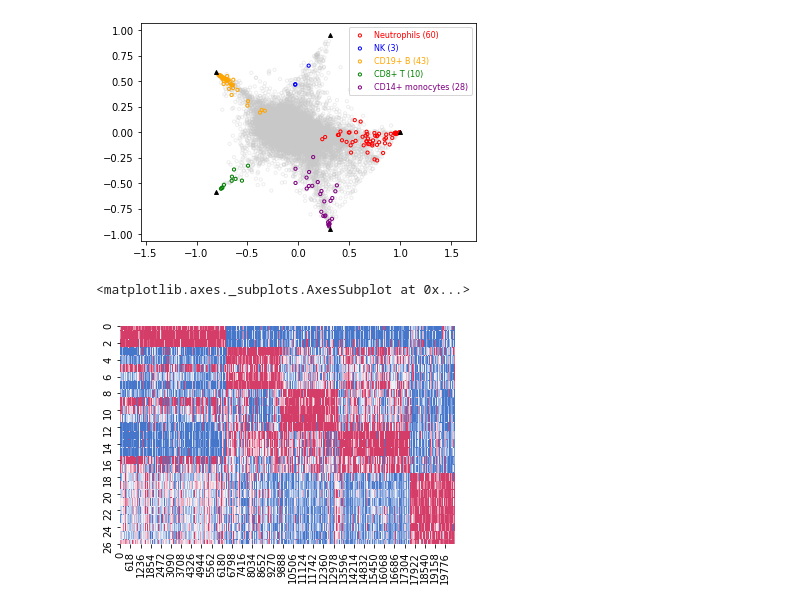
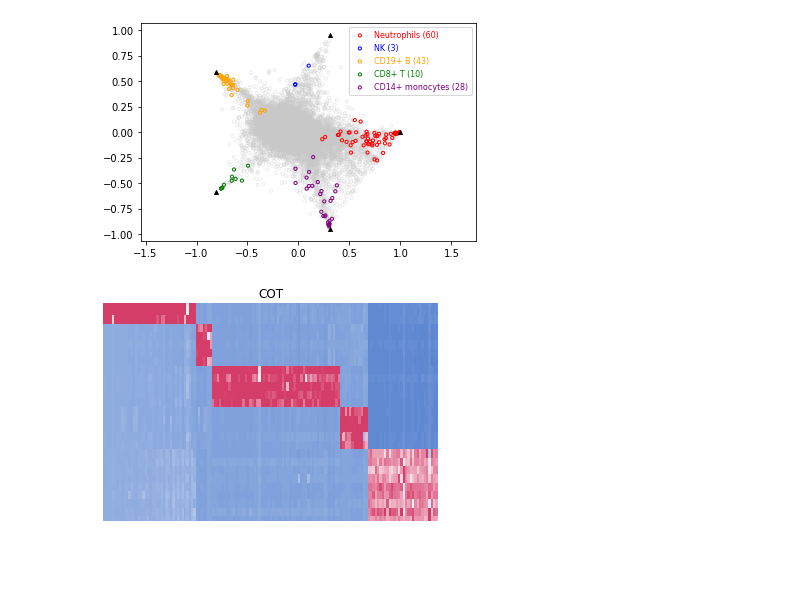
Before and after one commit to MintaYLu/COT, a Jupyter notebook: Example_GSE28490.ipynb, the cells around one changed output. Saved outputs shown, nothing was run; the diff lists cells and outputs as text; code cells hidden in the pictures; blank space fills up the shorter version.

```diff
--- a/Example_GSE28490.ipynb
+++ b/Example_GSE28490.ipynb
@@ -103,14 +147,24 @@ ovo_pl.ovo_pipeline(subtype_label=sampleType, top=144)
 # %%
 ## plot heatmap
 
-import seaborn as sns
 from sklearn.preprocessing import StandardScaler
 
-order = {v: i for i, v in enumerate(cot.df_mean.columns)}
-index = cot.df_cos['subtype'].map(order).sort_values().index
-data = StandardScaler().fit_transform(cot.df_raw.loc[index].T)
+import seaborn as sns
+import matplotlib.pyplot as plt
 
-sns.heatmap(data, vmin=-1.0, vmax=+1.0, cbar=False, cmap=sns.diverging_palette(255, 0, n=100))
+def plot_heatmap(cot, label, vmin=-1.00, vmax=+2.00):
+    index = [marker for markers in cot.markers.values() for marker in markers]
+    data = StandardScaler().fit_transform(cot.df_raw.loc[index].T)
+
+    sns.heatmap(data, vmin=vmin, vmax=vmax, cbar=False, cmap=sns.diverging_palette(255, 0, n=100))
+    plt.xticks([])
+    plt.yticks([])
+    plt.title(label)
+
+    plt.show()
-# %% [output]
-<matplotlib.axes._subplots.AxesSubplot at 0x...>
-[figure, removed]
+# %%
+## COT heatmap
+
+plot_heatmap(cot, 'COT')
+# %% [output]
+[figure, added]
```
Also changed, not shown: parts of 6 cells of this notebook, 1 other file.
